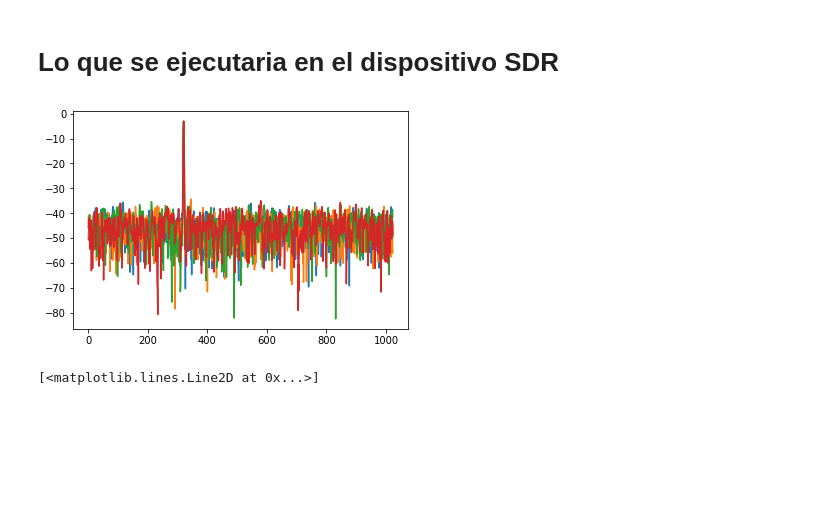
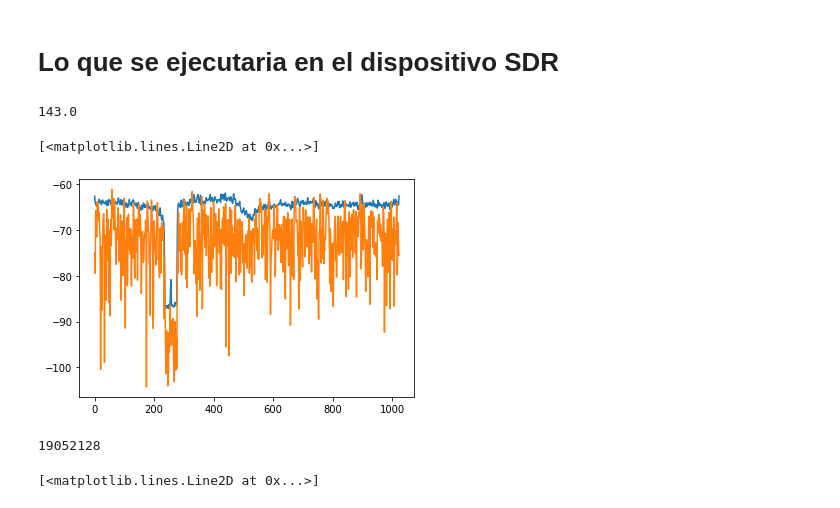
Before and after one commit to Narenman/CentroTIC, a Jupyter notebook: Modulos_aplicaciones/radioastronomia/subsistema_RFI/espectro.ipynb, the cells around one changed output. Drawn from its saved outputs; the diff is of its cells as text; code cells hidden in the pictures; blank space fills up the shorter version.

```diff
--- a/Modulos_aplicaciones/radioastronomia/subsistema_RFI/espectro.ipynb
+++ b/Modulos_aplicaciones/radioastronomia/subsistema_RFI/espectro.ipynb
@@ -5,15 +5,31 @@ from scipy import signal
 # %% [markdown]
 #  Lo que se ejecutaria en el dispositivo SDR
 # %%
-nfft = 1024
-tiempo = 20
 x=numpy.fromfile('espectro', dtype=numpy.float32, count=-1, sep='')
-ts = tiempo/(len(x)/nfft)
+print(len(x)/1024)
+# %% [output]
+143.0
-# %%
-for i in range(4):
-    plt.plot(x[i*nfft:(i+1)*nfft])
-# %% [output]
-[figure, removed]
+# %%
+def promedio(espectro, nfft):
+    K = int(len(espectro)/(nfft))
+    x = numpy.zeros(nfft)
+    for i in range(K):
+        x = x + espectro[i*nfft:(i+1)*nfft]
+    x = x/K
+    return x
+# %%
+y = promedio(x, 1024)
+# %%
+plt.plot(y)
+plt.plot(x[:1024])
+# %% [output]
+[<matplotlib.lines.Line2D at 0x...>]
+[figure, added]
+# %%
+iq=numpy.fromfile('iq', dtype=numpy.complex64, count=-1, sep='')
+print(len(iq))
+# %% [output]
+19052128
 # %%
 y = numpy.zeros(1024)
 for i in range(10):
```
Also changed, not shown: 35 other files.
